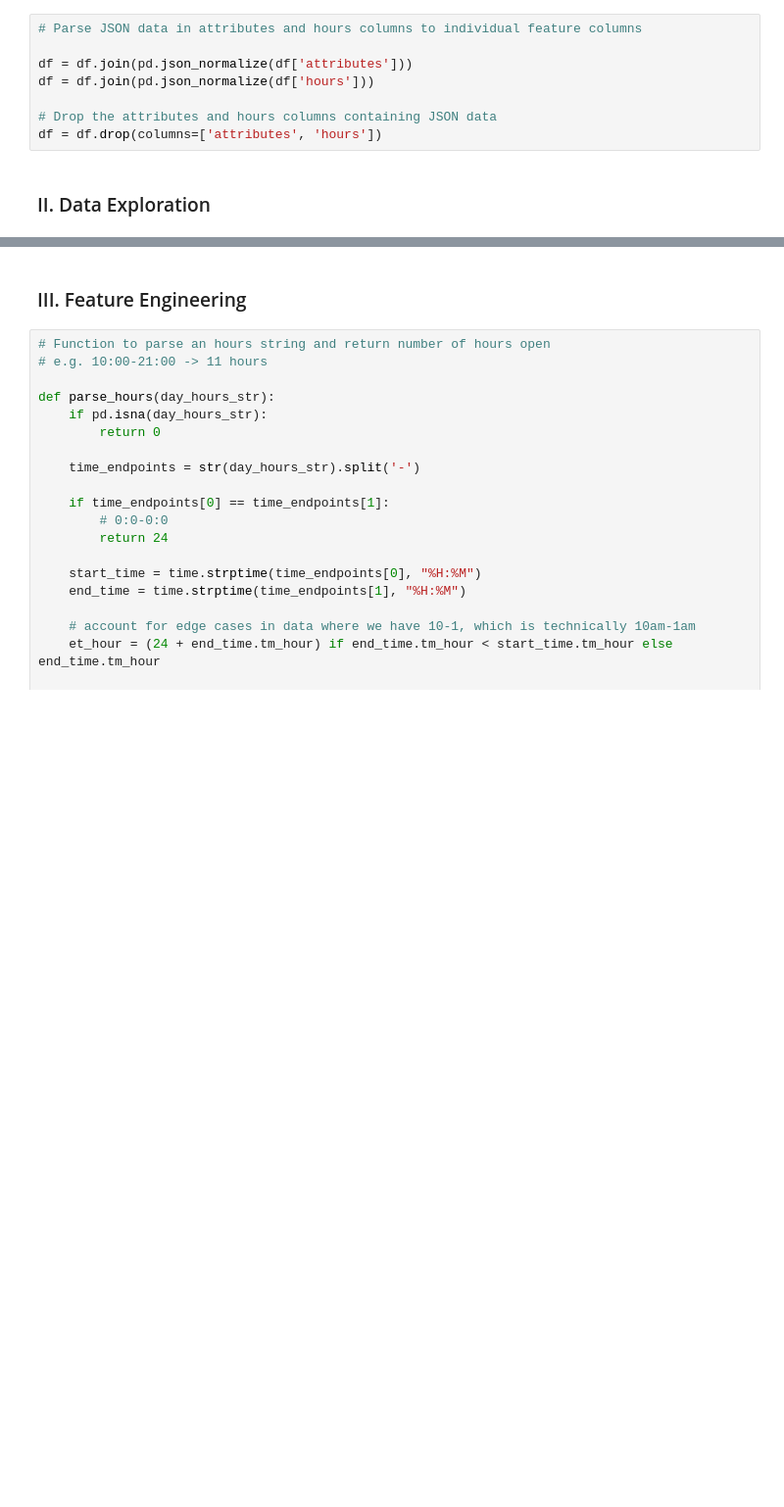
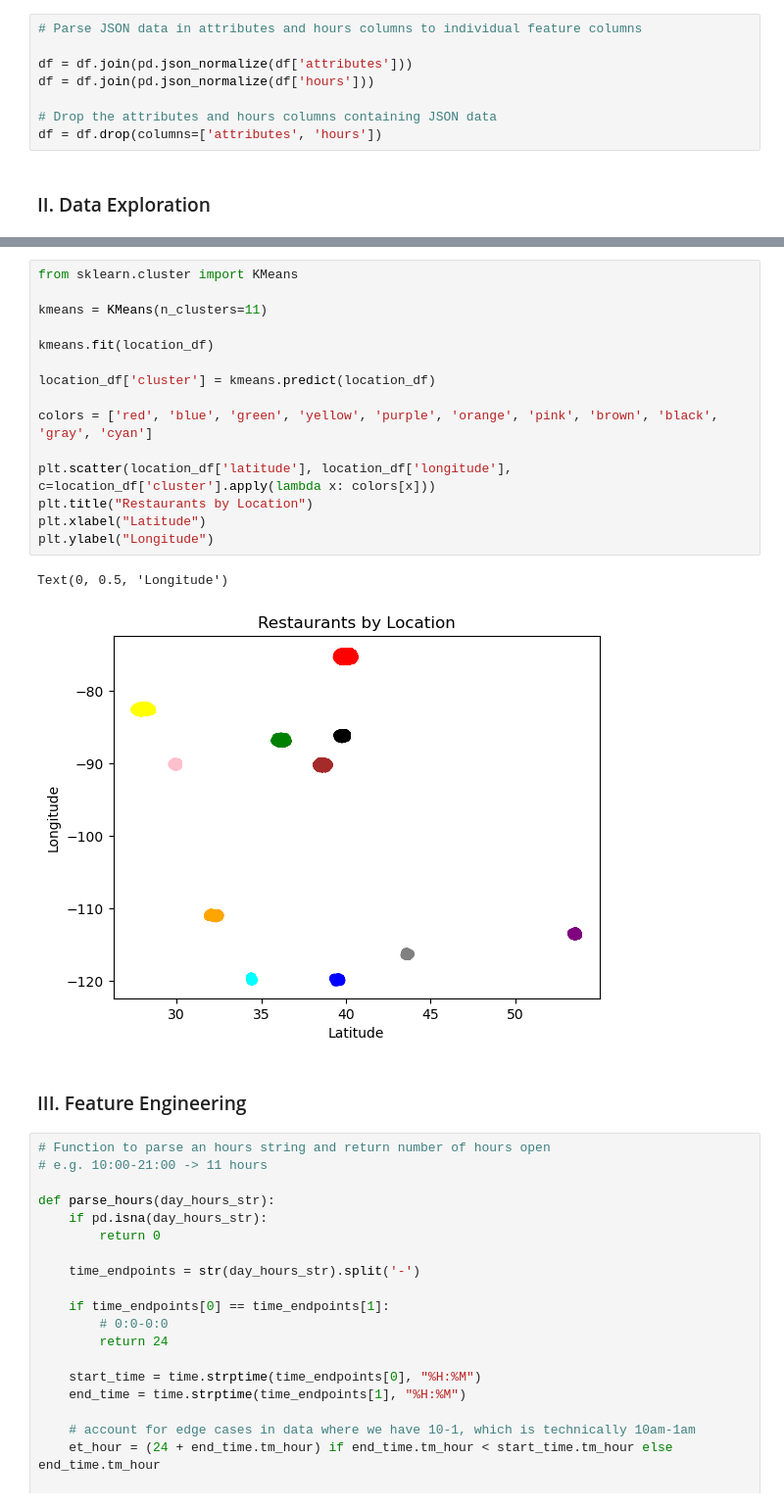
Before and after one commit to siddhi-bansal/ml-final-project, a Jupyter notebook: submission.ipynb, the cells around one changed output, grey strips where cells are left out. Shown: that part at 98% size. Saved outputs shown, nothing was run; the diff lists cells and outputs as text; blank space fills up the shorter version.

Commit message:
add location clustering visual

```diff
--- a/submission.ipynb
+++ b/submission.ipynb
@@ -52,3 +59,21 @@ df = df.drop(columns=['attributes', 'hours'])
+# %%
+from sklearn.cluster import KMeans
+
+kmeans = KMeans(n_clusters=11)
+
+kmeans.fit(location_df)
+
+location_df['cluster'] = kmeans.predict(location_df)
+
+colors = ['red', 'blue', 'green', 'yellow', 'purple', 'orange', 'pink', 'brown', 'black', 'gray', 'cyan']
+
+plt.scatter(location_df['latitude'], location_df['longitude'], c=location_df['cluster'].apply(lambda x: colors[x]))
+plt.title("Restaurants by Location")
+plt.xlabel("Latitude")
+plt.ylabel("Longitude")
+# %% [output]
+Text(0, 0.5, 'Longitude')
+[figure, added]
 # %% [markdown]
 ### III. Feature Engineering
 # %%
```
Also changed, not shown: parts of 4 cells of this notebook.
